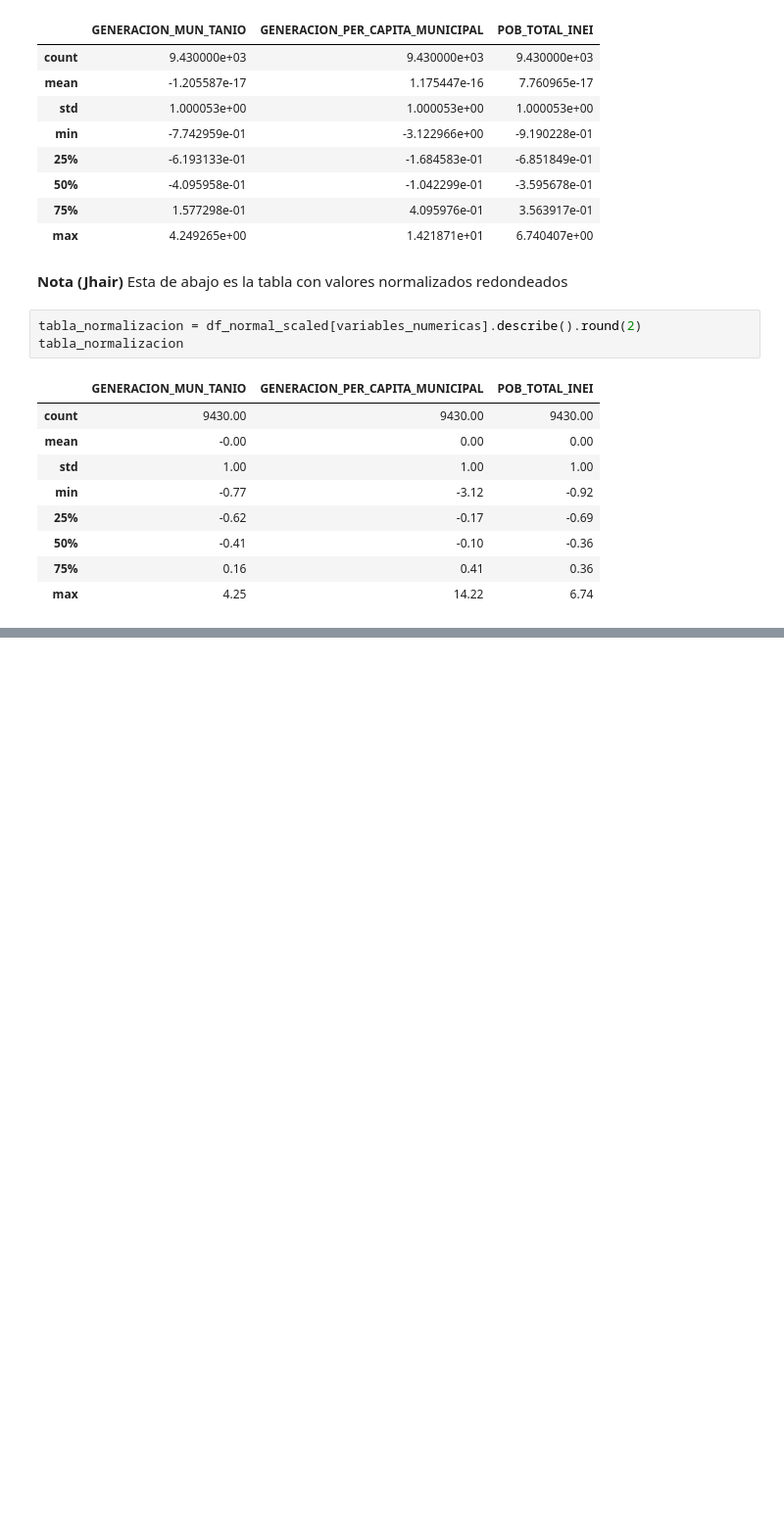
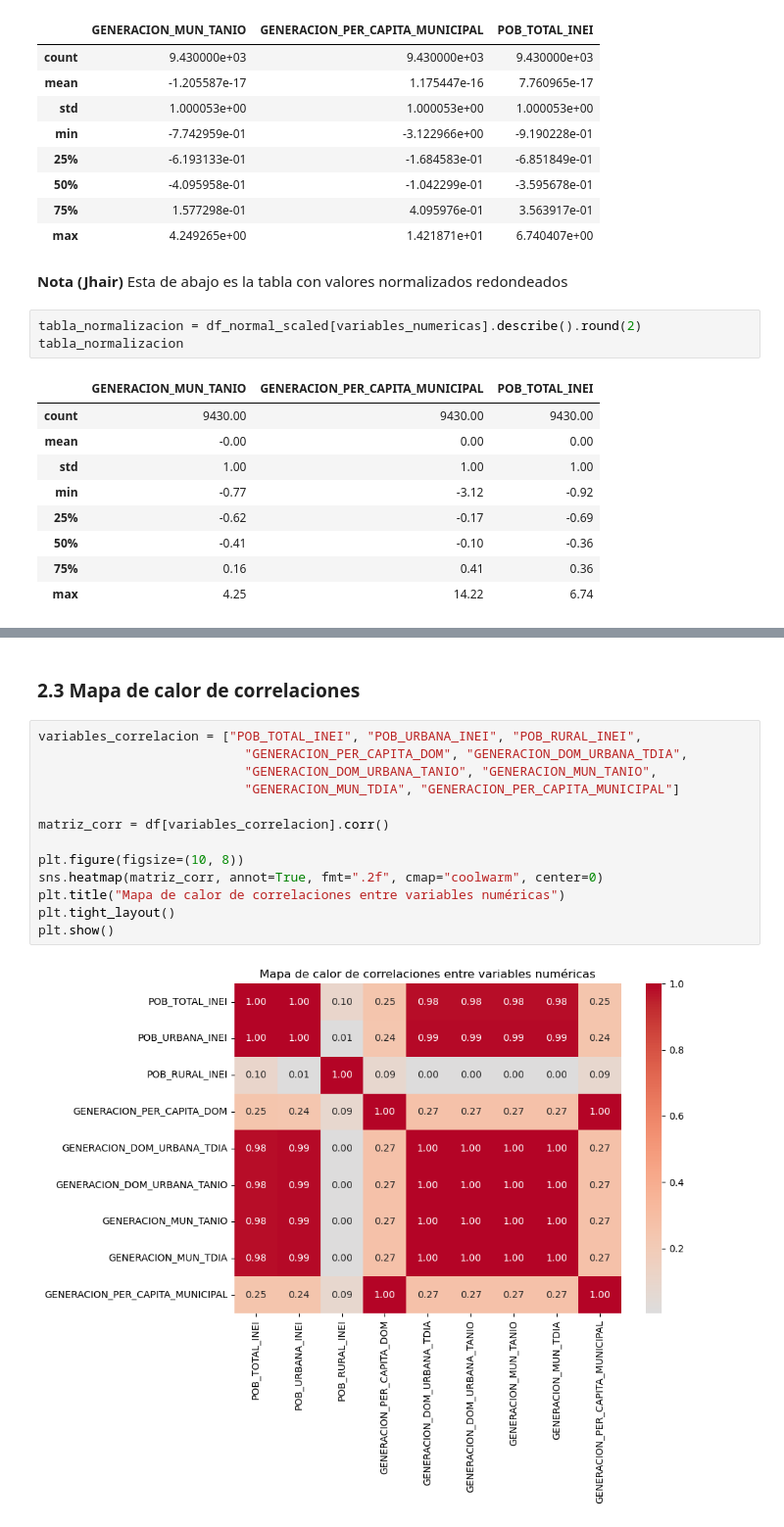
Before and after one commit to daJackLy/agente_residuos, a Jupyter notebook: agente_residuos.ipynb, the cells around one changed output, grey strips where cells are left out. Shown at 98% size. Saved outputs shown, nothing was run; the diff lists cells and outputs as text; blank space fills up the shorter version.

```diff
--- a/agente_residuos.ipynb
+++ b/agente_residuos.ipynb
@@ -166,0 +219,17 @@ tabla_normalizacion
+# %% [markdown]
+### 2.3 Mapa de calor de correlaciones
+# %%
+variables_correlacion = ["POB_TOTAL_INEI", "POB_URBANA_INEI", "POB_RURAL_INEI",
+                           "GENERACION_PER_CAPITA_DOM", "GENERACION_DOM_URBANA_TDIA",
+                           "GENERACION_DOM_URBANA_TANIO", "GENERACION_MUN_TANIO",
+                           "GENERACION_MUN_TDIA", "GENERACION_PER_CAPITA_MUNICIPAL"]
+
+matriz_corr = df[variables_correlacion].corr()
+
+plt.figure(figsize=(10, 8))
+sns.heatmap(matriz_corr, annot=True, fmt=".2f", cmap="coolwarm", center=0)
+plt.title("Mapa de calor de correlaciones entre variables numéricas")
+plt.tight_layout()
+plt.show()
+# %% [output]
+[figure, added]
```
Also changed, not shown: parts of 10 cells of this notebook.
